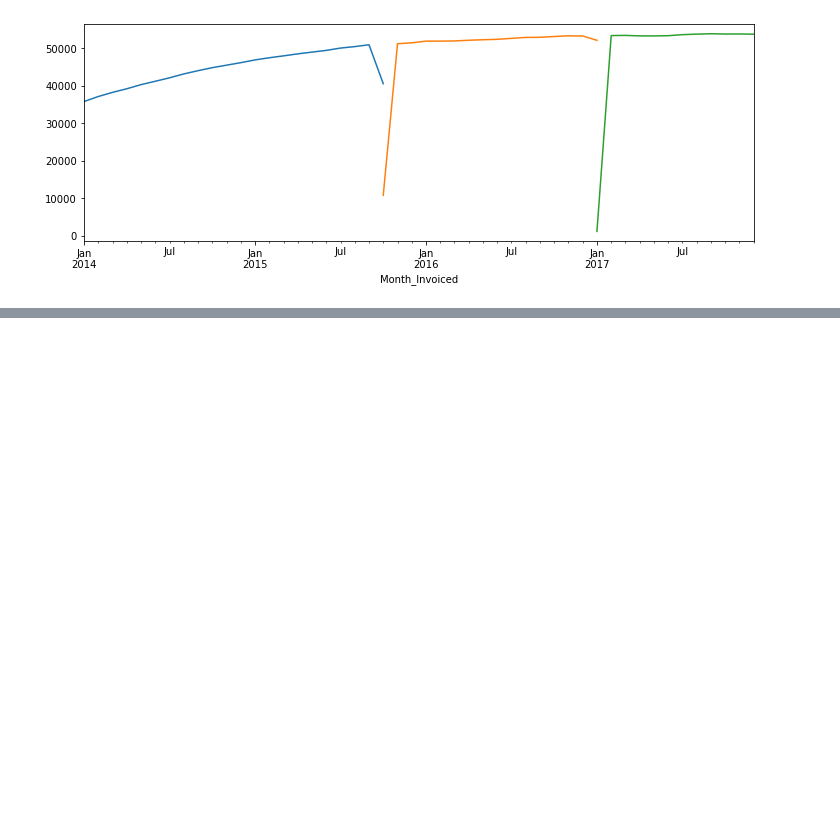
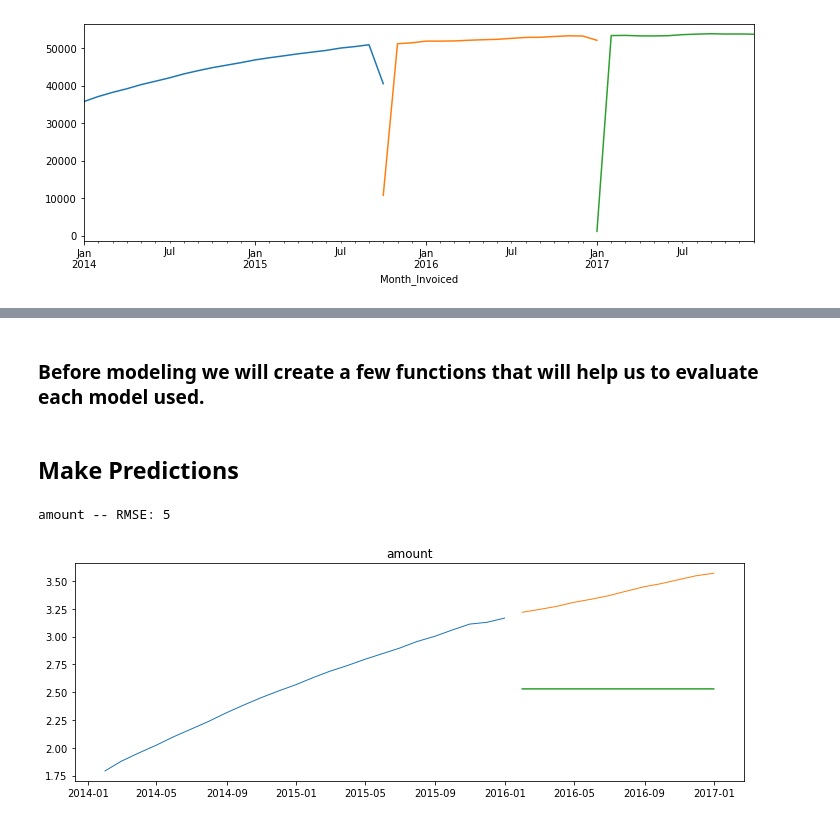
Before and after one commit to brentschriver/time-series-exercises, a Jupyter notebook: model.ipynb, the cells around one changed output, grey strips where cells are left out. Saved outputs shown, nothing was run; the diff lists cells and outputs as text; code cells hidden in the pictures; blank space fills up the shorter version.

Commit message:
Updating time-series modeling exercise.

```diff
--- a/model.ipynb
+++ b/model.ipynb
@@ -497,0 +327,3 @@ yhat_df
+# %%
+train = df[:'2015-12-31']
+train_month = pd.DataFrame(train.amount.resample('M').mean())
@@ -497,0 +351,3 @@ yhat_df
+# %%
+validate = df['2016-01':'2016-12']
+validate_month = pd.DataFrame(validate.amount.resample('M').mean())
@@ -497,0 +503,19 @@ yhat_df
+# %% [markdown]
+### Before modeling we will create a few functions that will help us to evaluate each model used.
+# %%
+# Create a function that will evaluate the model based on the RMSE value.
+
+def evaluate(target_var):
+    rmse = round(sqrt(mean_squared_error(validate[target_var], yhat_df[target_var])), 0)
+    return rmse
+# %%
+# Create a function that will evaluate and plot the target variable.
+def plot_and_eval(target_var):
+    plt.figure(figsize = (12,4))
+    plt.plot(train_month[target_var], label = 'Train', linewidth = 1)
+    plt.plot(validate_month[target_var], label = 'Validate', linewidth = 1)
+    plt.plot(yhat_df[target_var])
+    plt.title(target_var)
+    rmse = evaluate(target_var)
+    print(target_var, '-- RMSE: {:.0f}'.format(rmse))
+    plt.show()
@@ -497,0 +532,7 @@ yhat_df
+# %% [markdown]
+## Make Predictions
+# %%
+plot_and_eval('amount')
+# %% [output]
+amount -- RMSE: 5
+[figure, added]
```
Also changed, not shown: parts of 65 cells of this notebook.
